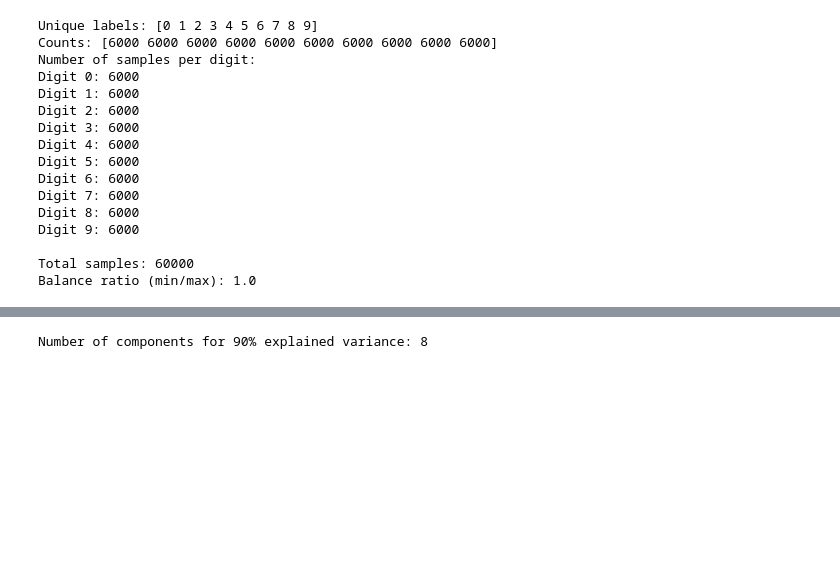
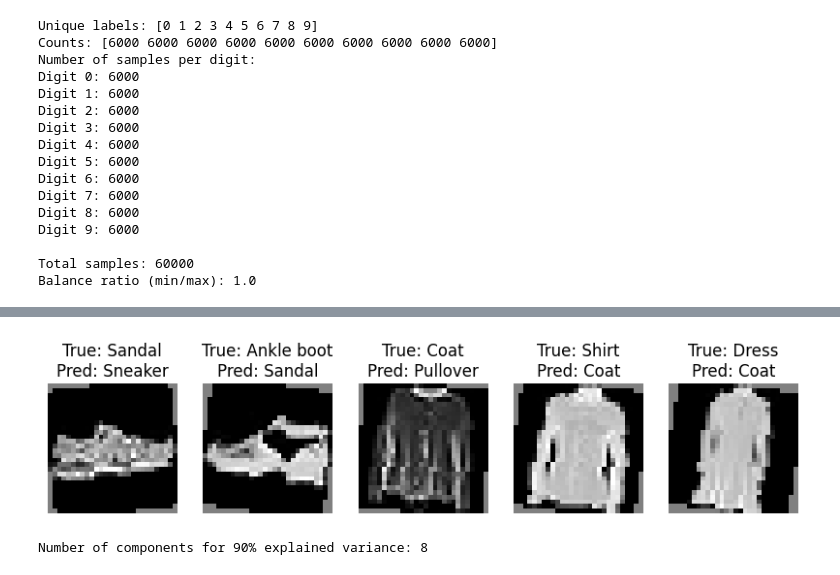
Before and after one commit to JD-Radadiya/ECEN_758_Project_Group_17, a Jupyter notebook: ECEN_758_Project.ipynb, the cells around one changed output, grey strips where cells are left out. Drawn from its saved outputs; the diff is of its cells as text; code cells hidden in the pictures; blank space fills up the shorter version.

```diff
--- a/ECEN_758_Project.ipynb
+++ b/ECEN_758_Project.ipynb
@@ -309,3 +356,14 @@ Test Loss: 0.2495, Test Accuracy: 90.79%
+# %%
+# Find misclassified images in the validation set
+misclassified_images, true_labels, predicted_labels = find_misclassified_images(best_model, testloader)
+
+# Define class names for FashionMNIST
+class_names = ['T-shirt/top', 'Trouser', 'Pullover', 'Dress', 'Coat', 'Sandal', 'Shirt', 'Sneaker', 'Bag', 'Ankle boot']
+
+# Visualize some of the misclassified images
+visualize_misclassified_images(misclassified_images, true_labels, predicted_labels, class_names, num_images=5)
+# %% [output]
+[figure, added]
 # %%
 from sklearn.manifold import TSNE
 from sklearn.cluster import KMeans
```
Also changed, not shown: parts of 7 cells of this notebook.
